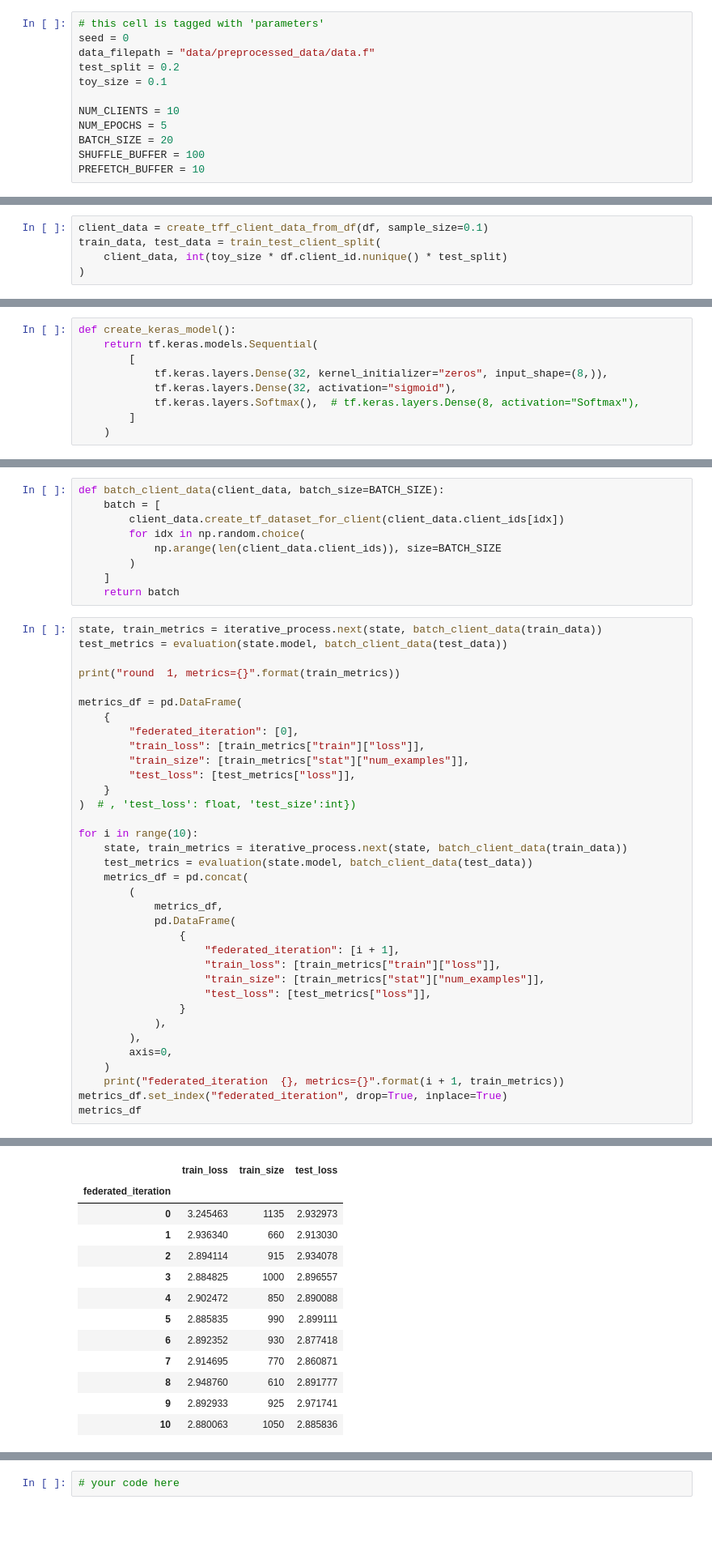
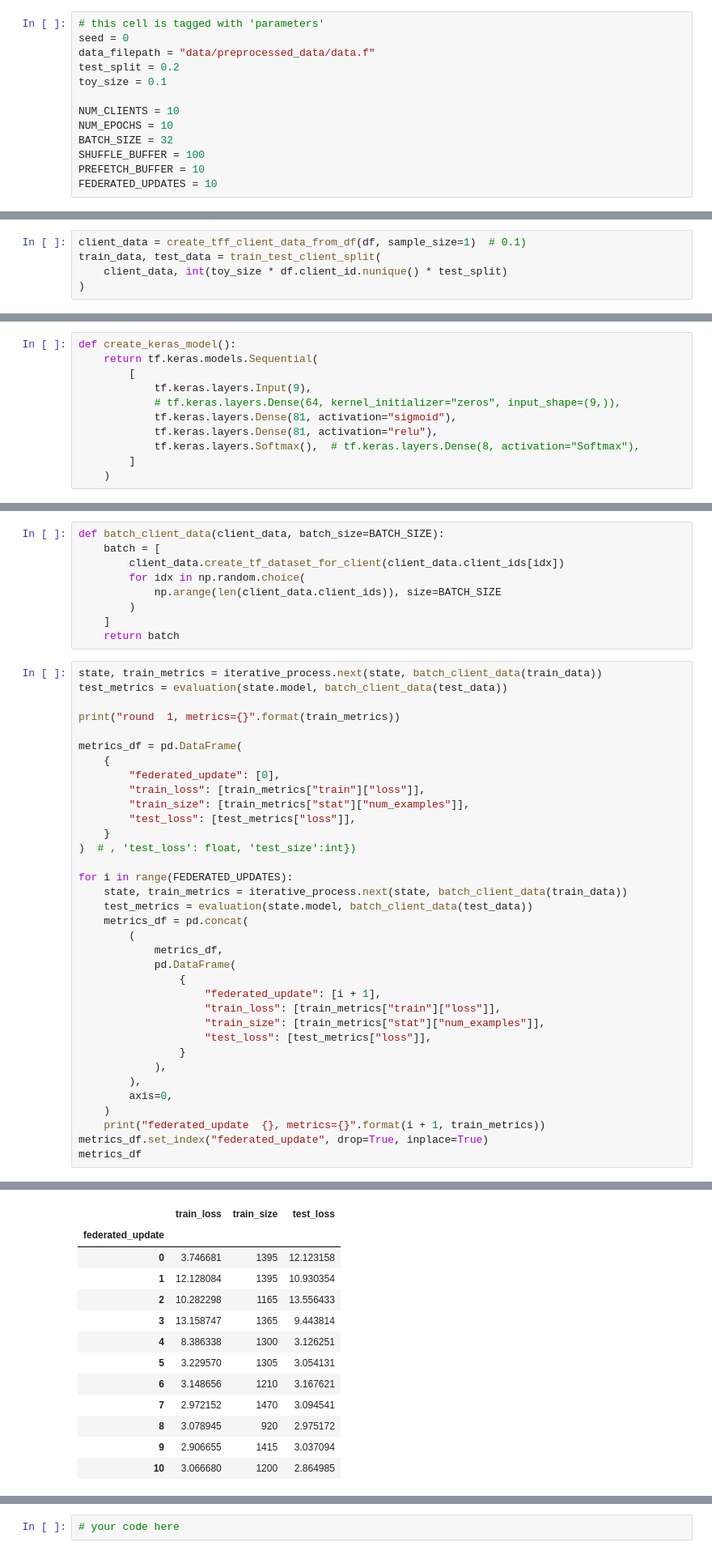
Before and after one commit to City-of-Helsinki/ml_federated_customer_journey, a Jupyter notebook: 01_model.ipynb, the cells around one changed output, grey strips where cells are left out. Shown: that part at 81% size. Saved outputs shown, nothing was run; the diff lists cells and outputs as text; blank space fills up the shorter version.

```diff
--- a/01_model.ipynb
+++ b/01_model.ipynb
@@ -68,10 +68,11 @@ test_split = 0.2
 toy_size = 0.1
 
 NUM_CLIENTS = 10
-NUM_EPOCHS = 5
-BATCH_SIZE = 20
+NUM_EPOCHS = 10
+BATCH_SIZE = 32
 SHUFFLE_BUFFER = 100
 PREFETCH_BUFFER = 10
+FEDERATED_UPDATES = 10
 # %% [markdown]
 Make immediate derivations from the parameters:
 # %%
@@ -98,7 +99,7 @@ df
 # %% [markdown]
 Convert into tff ClientData (training + testing datasets):
 # %%
-client_data = create_tff_client_data_from_df(df, sample_size=0.1)
+client_data = create_tff_client_data_from_df(df, sample_size=1)  # 0.1)
 train_data, test_data = train_test_client_split(
     client_data, int(toy_size * df.client_id.nunique() * test_split)
 )
@@ -165,8 +186,10 @@ Remember that you can also create base class and subclasses to utilize heritance
 def create_keras_model():
     return tf.keras.models.Sequential(
         [
-            tf.keras.layers.Dense(32, kernel_initializer="zeros", input_shape=(8,)),
-            tf.keras.layers.Dense(32, activation="sigmoid"),
+            tf.keras.layers.Input(9),
+            # tf.keras.layers.Dense(64, kernel_initializer="zeros", input_shape=(9,)),
+            tf.keras.layers.Dense(81, activation="sigmoid"),
+            tf.keras.layers.Dense(81, activation="relu"),
             tf.keras.layers.Softmax(),  # tf.keras.layers.Dense(8, activation="Softmax"),
         ]
     )
@@ -261,14 +288,14 @@ print("round  1, metrics={}".format(train_metrics))
 
 metrics_df = pd.DataFrame(
     {
-        "federated_iteration": [0],
+        "federated_update": [0],
         "train_loss": [train_metrics["train"]["loss"]],
         "train_size": [train_metrics["stat"]["num_examples"]],
         "test_loss": [test_metrics["loss"]],
     }
 )  # , 'test_loss': float, 'test_size':int})
 
-for i in range(10):
+for i in range(FEDERATED_UPDATES):
     state, train_metrics = iterative_process.next(state, batch_client_data(train_data))
     test_metrics = evaluation(state.model, batch_client_data(test_data))
     metrics_df = pd.concat(
@@ -276,7 +303,7 @@ for i in range(10):
             metrics_df,
             pd.DataFrame(
                 {
-                    "federated_iteration": [i + 1],
+                    "federated_update": [i + 1],
                     "train_loss": [train_metrics["train"]["loss"]],
                     "train_size": [train_metrics["stat"]["num_examples"]],
                     "test_loss": [test_metrics["loss"]],
@@ -285,7 +312,7 @@ for i in range(10):
         ),
         axis=0,
     )
-    print("federated_iteration  {}, metrics={}".format(i + 1, train_metrics))
-metrics_df.set_index("federated_iteration", drop=True, inplace=True)
+    print("federated_update  {}, metrics={}".format(i + 1, train_metrics))
+metrics_df.set_index("federated_update", drop=True, inplace=True)
 metrics_df
 # %% [output]
@@ -303,16 +330,16 @@ federated_iteration  10, metrics=OrderedDict([('broadcast', ()), ('aggregation',
 |  | train_loss | train_size | test_loss |
-| federated_iteration |  |  |  |
-| 0 | 3.245463 | 1135 | 2.932973 |
-| 1 | 2.936340 | 660 | 2.913030 |
-| 2 | 2.894114 | 915 | 2.934078 |
-| 3 | 2.884825 | 1000 | 2.896557 |
-| 4 | 2.902472 | 850 | 2.890088 |
-| 5 | 2.885835 | 990 | 2.899111 |
-| 6 | 2.892352 | 930 | 2.877418 |
-| 7 | 2.914695 | 770 | 2.860871 |
-| 8 | 2.948760 | 610 | 2.891777 |
-| 9 | 2.892933 | 925 | 2.971741 |
-| 10 | 2.880063 | 1050 | 2.885836 |
+| federated_update |  |  |  |
+| 0 | 3.746681 | 1395 | 12.123158 |
+| 1 | 12.128084 | 1395 | 10.930354 |
+| 2 | 10.282298 | 1165 | 13.556433 |
+| 3 | 13.158747 | 1365 | 9.443814 |
+| 4 | 8.386338 | 1300 | 3.126251 |
+| 5 | 3.229570 | 1305 | 3.054131 |
+| 6 | 3.148656 | 1210 | 3.167621 |
+| 7 | 2.972152 | 1470 | 3.094541 |
+| 8 | 3.078945 | 920 | 2.975172 |
+| 9 | 2.906655 | 1415 | 3.037094 |
+| 10 | 3.066680 | 1200 | 2.864985 |
 # %%
 metrics_df.plot(y=["train_loss", "test_loss"])
 # %% [output]
```
Also changed, not shown: parts of 12 cells of this notebook, 1 other file.
